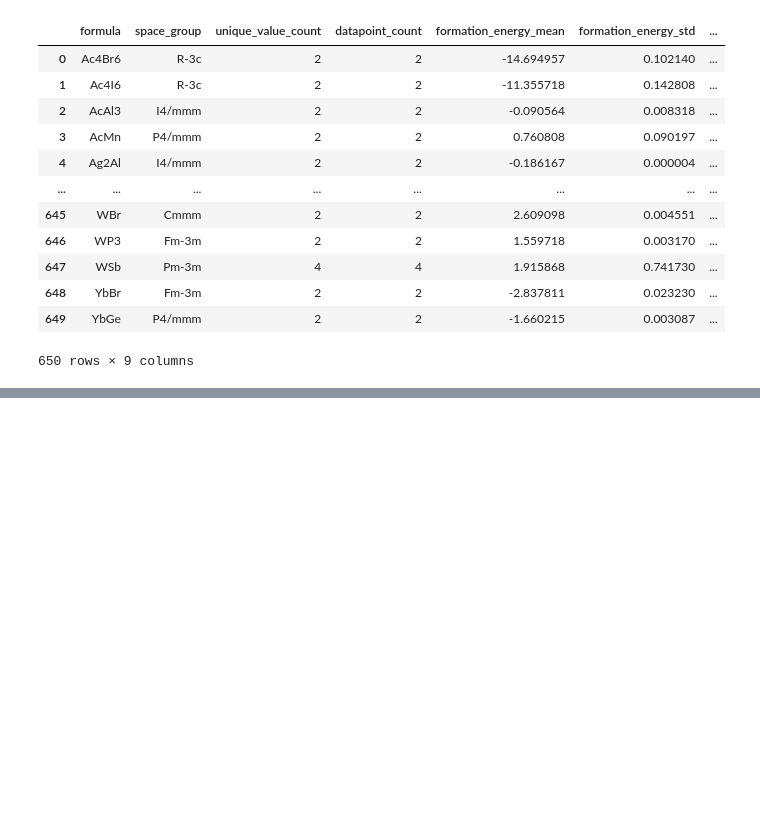
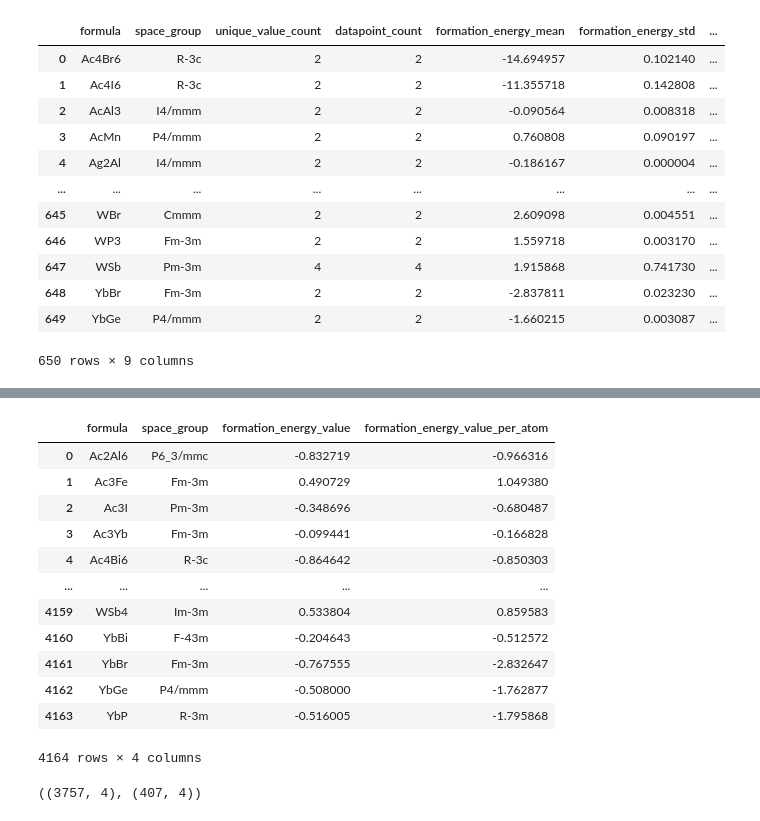
Before and after one commit to jfjoung/KRICT_Hackathon, a Jupyter notebook: practice.ipynb, the cells around one changed output, grey strips where cells are left out. Saved outputs shown, nothing was run; the diff lists cells and outputs as text; code cells hidden in the pictures; blank space fills up the shorter version.

Commit message:
Add standarized data

```diff
--- a/practice.ipynb
+++ b/practice.ipynb
@@ -266,0 +269,3 @@ Any NaN values in 'formation_energy_value_per_atom': False
+# %%
+df_std = pd.read_csv('data/MatDX_EF_cleaned_Std.csv')
+df_std
@@ -266,0 +286,50 @@ Any NaN values in 'formation_energy_value_per_atom': False
+# %%
+# Group by 'formula' and 'space_group' to calculate the mean of 'formation_energy_value' and 'formation_energy_value_per_atom'
+# This will also handle cases with only one data point per group
+df_averaged_std = df_std.groupby(['formula', 'space_group']).agg(
+    formation_energy_value=('Standardized_formation_energy_value', 'mean'),
+    formation_energy_value_per_atom=('Standardized_formation_energy_value_per_atom', 'mean')
+).reset_index()
+
+
+# Save the cleaned DataFrame to an Excel file
+df_averaged_std.to_csv('data/MatDX_EF_averaged_std.csv', index=False)
+
+
+# Display the resulting DataFrame
+df_averaged_std
+# %% [output]
+|  | formula | space_group | formation_energy_value | formation_energy_value_per_atom |
+| 0 | Ac2Al6 | P6_3/mmc | -0.832719 | -0.966316 |
+| 1 | Ac3Fe | Fm-3m | 0.490729 | 1.049380 |
+| 2 | Ac3I | Pm-3m | -0.348696 | -0.680487 |
+| 3 | Ac3Yb | Fm-3m | -0.099441 | -0.166828 |
+| 4 | Ac4Bi6 | R-3c | -0.864642 | -0.850303 |
+| ... | ... | ... | ... | ... |
+| 4159 | WSb4 | Im-3m | 0.533804 | 0.859583 |
+| 4160 | YbBi | F-43m | -0.204643 | -0.512572 |
+| 4161 | YbBr | Fm-3m | -0.767555 | -2.832647 |
+| 4162 | YbGe | P4/mmm | -0.508000 | -1.762877 |
+| 4163 | YbP | R-3m | -0.516005 | -1.795868 |
+4164 rows × 4 columns
+# %%
+from sklearn.model_selection import train_test_split
+
+# Group by 'formula' and use group-based train-test split
+# This will ensure that the same 'formula' doesn't appear in both train and test sets
+unique_formulas = df_averaged_std['formula'].unique()
+train_formulas, test_formulas = train_test_split(unique_formulas, test_size=0.1, random_state=42)
+
+# Split df_averaged_std based on the formula groups
+train_df = df_averaged_std[df_averaged_std['formula'].isin(train_formulas)].reset_index(drop=True)
+test_df = df_averaged_std[df_averaged_std['formula'].isin(test_formulas)].reset_index(drop=True)
+
+# Display the size of each set
+
+train_df.to_csv('split/train.csv', index=False)
+test_df.to_csv('split/test.csv', index=False)
+
+
+train_df.shape, test_df.shape
+# %% [output]
+((3757, 4), (407, 4))
```
Also changed, not shown: parts of 2 cells of this notebook, 55 other files.
